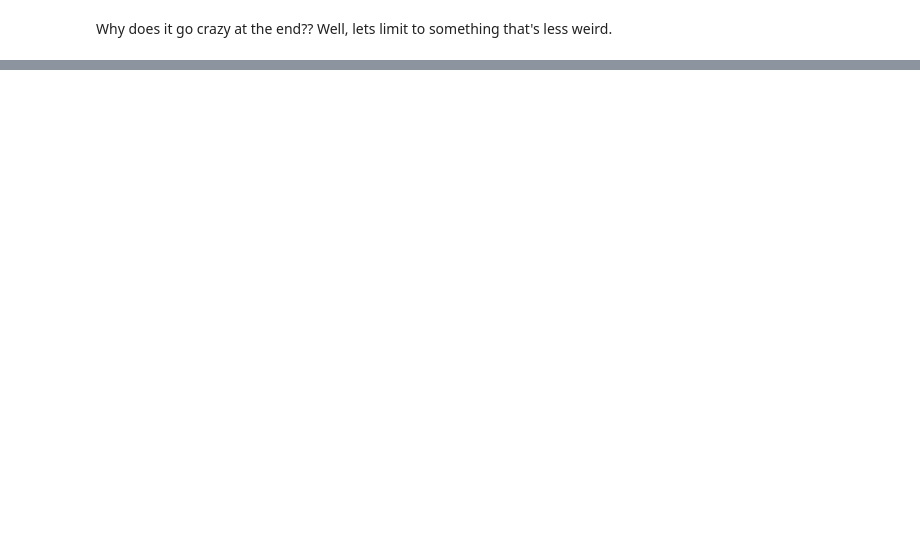
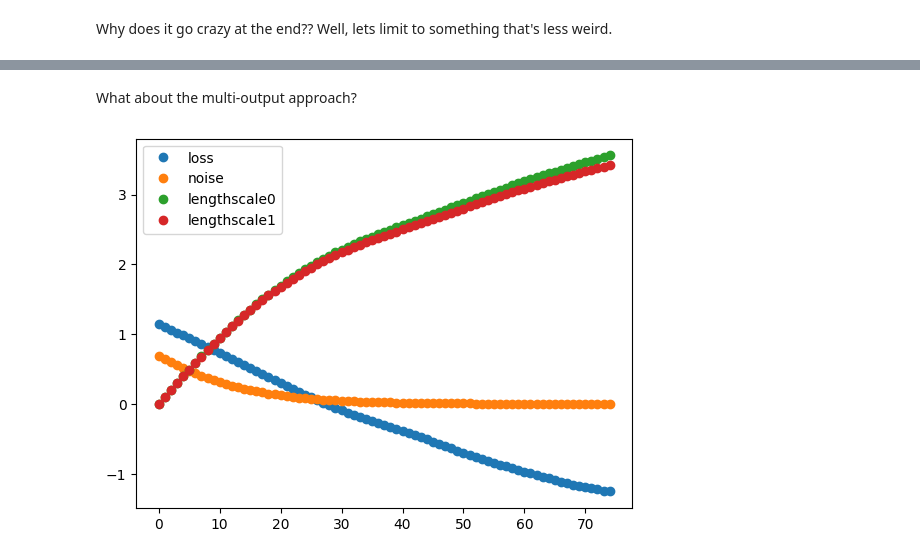
Before and after one commit to eteq/m31_jwst_2609, a Jupyter notebook: content/proof_of_concept_specphot2.ipynb, the cells around one changed output, grey strips where cells are left out. Saved outputs shown, nothing was run; the diff lists cells and outputs as text; code cells hidden in the pictures; blank space fills up the shorter version.

```diff
--- a/content/proof_of_concept_specphot2.ipynb
+++ b/content/proof_of_concept_specphot2.ipynb
@@ -309,0 +450,20 @@ with torch.no_grad(), gpytorch.settings.fast_pred_var():
+# %% [markdown]
+What about the multi-output approach?
+# %%
+X = torch.from_numpy(np.array(list(test_absmags.values()))).T.to(torch_device, dtype=torch.float32)
+
+y3_raw = torch.from_numpy(np.array(list(featuresl.values()))).to(torch_device, dtype=torch.float32).T
+
+y3offset = y3_raw.min(0).values
+y3scale = y3_raw.max(0).values - y3offset
+y3 = (y3_raw - y3offset[np.newaxis, :])/y3scale[np.newaxis, :]
+# %%
+validation_fraction = .5
+nvalid = int(X.shape[0]*validation_fraction)
+
+idxs = np.random.permutation(X.shape[0])
+X_test = X[idxs[:nvalid]]
+y3_test = y3[idxs[:nvalid]]
+
+X_train = X[idxs[nvalid:]]
+y3_train = y3[idxs[nvalid:]]
@@ -309,0 +493,37 @@ with torch.no_grad(), gpytorch.settings.fast_pred_var():
+# %%
+likelihood = gpytorch.likelihoods.MultitaskGaussianLikelihood(num_tasks=3).to(torch_device)
+model = MultitaskGPModel(X_train, y3_train, likelihood).to(torch_device)
+
+model.train()
+
+optimizer = torch.optim.Adam(model.parameters(), lr=0.1)
+
+mll = gpytorch.mlls.ExactMarginalLogLikelihood(likelihood, model).to(torch_device)
+
+
+fits = []
+t = tqdm(range(75))
+for i in t:
+    # Zero gradients from previous iteration
+    optimizer.zero_grad()
+    # Output from model
+    output = model(X_train)
+    # Calc loss and backprop gradients
+    loss = -mll(output, y3_train)
+    loss.backward()
+
+    fits.append([loss.item(), model.likelihood.noise.item()])
+    for ls in model.covar_module.data_covar_module.raw_lengthscale.cpu().detach().numpy()[0]:
+        fits[-1].append(ls)
+
+    t.set_description(f'loss={loss}')
+    t.refresh()
+
+    optimizer.step()
+
+labels = ['loss', 'noise']
+labels.extend([f'lengthscale{i}' for i in range(len(fits[0])-2)])
+plt.plot(fits, 'o', label=labels)
+plt.legend(loc=0)
+# %% [output]
+[figure, added]
```
Also changed, not shown: parts of 33 cells of this notebook, 2 other files.
